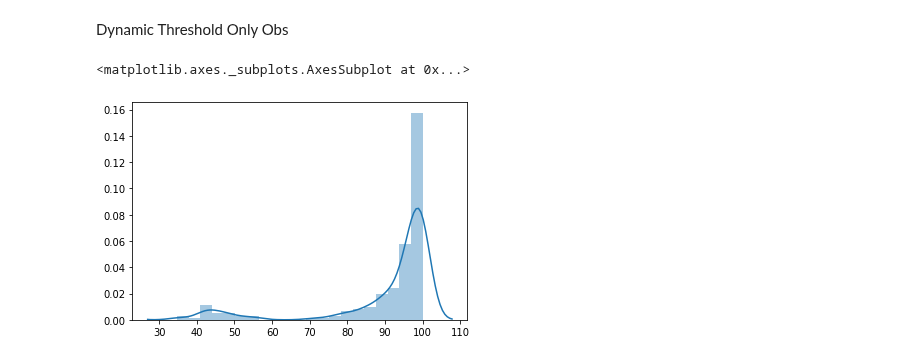
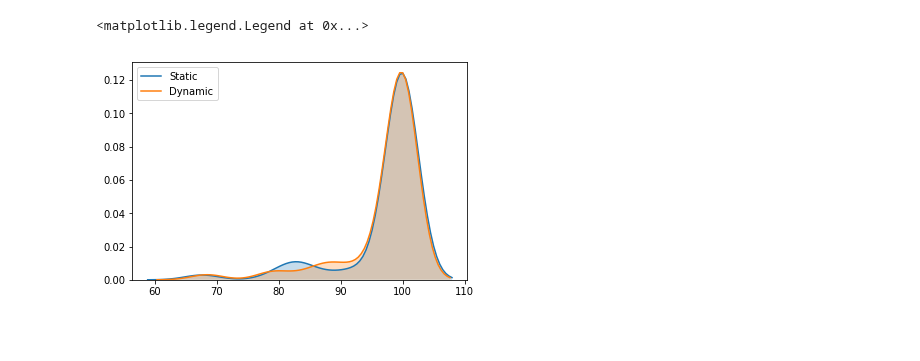
Before and after one commit to nibraaska/Working-Memory-Temporal-Difference, a Jupyter notebook: combined_model/stats.ipynb, the cells around one changed output. Cells and saved outputs as stored; diff of their text form; code cells hidden in the pictures; blank space fills up the shorter version.

Commit message:
Updated graphs

```diff
--- a/combined_model/stats.ipynb
+++ b/combined_model/stats.ipynb
@@ -4,5 +5,0 @@ import seaborn as sns
-# %%
-data = []
-for file in glob.glob("all_stats/static_t_non_obs_stats/*.txt"):
-    f = open(file)
-    data += [float(f.read().splitlines()[0])]
@@ -16,5 +5,0 @@ sns.distplot(data)
-# %%
-data = []
-for file in glob.glob("all_stats/dynamic_t_non_obs_stats/*.txt"):
-    f = open(file)
-    data += [float(f.read().splitlines()[0])]
@@ -28,5 +5,0 @@ sns.distplot(data)
-# %%
-data = []
-for file in glob.glob("all_stats/static_t_obs_stats/*.txt"):
-    f = open(file)
-    data += [float(f.read().splitlines()[0])]
@@ -40,18 +6,15 @@ sns.distplot(data)
-# %%
-data = []
-for file in glob.glob("all_stats/dynamic_t_obs_stats/*.txt"):
-    f = open(file)
-    data += [float(f.read().splitlines()[0])]
-# %% [markdown]
-Dynamic Threshold Only Obs
-# %%
-sns.distplot(data)
-# %% [output]
-<matplotlib.axes._subplots.AxesSubplot at 0x...>
-[figure, removed]
 # %%
 data = []
-for file in glob.glob("/home/nibraas/Coding/Working-Memory-Temporal-Difference/combined_model/all_stats/static_t_non_obs_stats/newStats/*.txt"):
-    if not os.stat(file).st_size == 0:
-        f = open(file)
-        data += [float(f.read().splitlines()[0])]
+data_2 = []
+for file in glob.glob("/home/nibraas_a_khan/Working-Memory-Temporal-Difference/combined_model/all_stats/static_t_non_obs_stats/newStats/static/*"):
+    f = open(file)
+    data += [float(f.read().splitlines()[0])]
+for file in glob.glob("/home/nibraas_a_khan/Working-Memory-Temporal-Difference/combined_model/all_stats/dynamic_t_non_obs_stats/newStats/reset/*"):
+    f = open(file)
+    data_2 += [float(f.read().splitlines()[0])]
+sns.kdeplot(data, label="Static", shade=True)
+sns.kdeplot(data_2, label="Dynamic", shade=True)
+plt.legend()
+# %% [output]
+<matplotlib.legend.Legend at 0x...>
+[figure, added]
```
Also changed, not shown: parts of 10 cells of this notebook.
